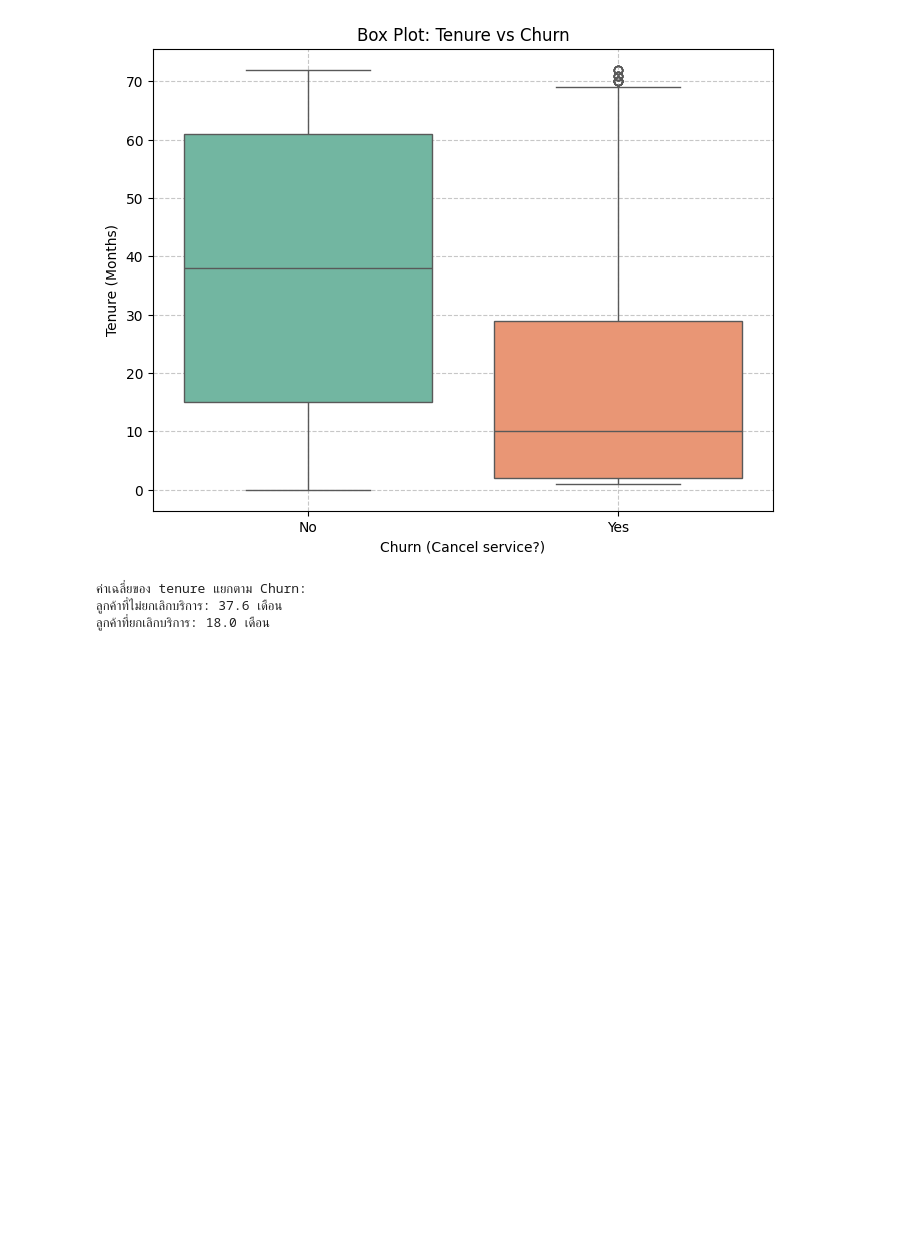
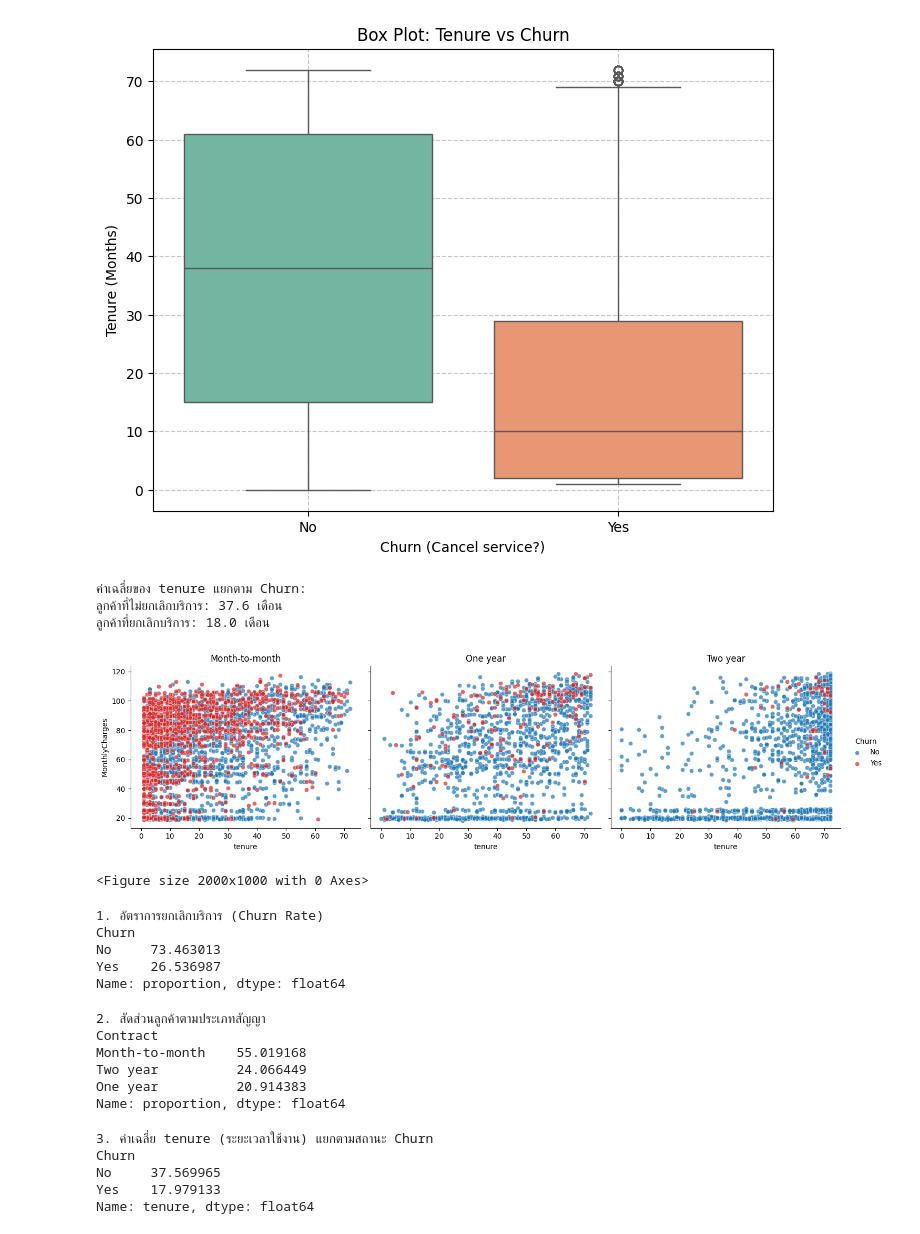
Before and after one commit to ChornChhery/Telco-Customer-Churn, a Jupyter notebook: project.ipynb, the cells around one changed output. Cells and saved outputs as stored; diff of their text form; code cells hidden in the pictures; blank space fills up the shorter version.

```diff
--- a/project.ipynb
+++ b/project.ipynb
@@ -183,3 +180,59 @@ for churn_status, avg in avg_tenure.items():
 ค่าเฉลี่ยของ tenure แยกตาม Churn:
 ลูกค้าที่ไม่ยกเลิกบริการ: 37.6 เดือน
 ลูกค้าที่ยกเลิกบริการ: 18.0 เดือน
+# %%
+# จัดการข้อมูล TotalCharges ที่อาจมีค่าว่างและแปลงประเภทข้อมูล
+df['TotalCharges'] = pd.to_numeric(df['TotalCharges'], errors='coerce')
+df['TotalCharges'] = df['TotalCharges'].fillna(0)
+
+# สร้าง Facet Plot เพื่อแสดงความสัมพันธ์
+g = sns.FacetGrid(df, col='Contract', hue='Churn', col_wrap=3, height=4, aspect=1.2, palette=['#1f77b4', '#d62728'])
+g.map(sns.scatterplot, 'tenure', 'MonthlyCharges', alpha=0.7)
+g.add_legend()
+
+# กำหนดชื่อกราฟและปรับการแสดงผล
+axes = g.axes.flatten()
+axes[0].set_title('Month-to-month')
+axes[1].set_title('One year')
+axes[2].set_title('Two year')
+plt.figure(figsize=(20, 10))
+plt.suptitle('Churn Distribution by Tenure, Monthly Charges, and Contract', y=1.05, fontsize=16)
+plt.tight_layout()
+plt.show()
+# %% [output]
+[figure, added]
+<Figure size 2000x1000 with 0 Axes>
+# %%
+# --- 1. อัตราการยกเลิกบริการ (Churn Rate) ---
+print("1. อัตราการยกเลิกบริการ (Churn Rate)")
+churn_rate = df['Churn'].value_counts(normalize=True) * 100
+print(churn_rate)
+# %% [output]
+1. อัตราการยกเลิกบริการ (Churn Rate)
+Churn
+No     73.463013
+Yes    26.536987
+Name: proportion, dtype: float64
+# %%
+# --- 2. สัดส่วนลูกค้าตามประเภทสัญญา (Contract) ---
+print("2. สัดส่วนลูกค้าตามประเภทสัญญา")
+contract_distribution = df['Contract'].value_counts(normalize=True) * 100
+print(contract_distribution)
+# %% [output]
+2. สัดส่วนลูกค้าตามประเภทสัญญา
+Contract
+Month-to-month    55.019168
+Two year          24.066449
+One year          20.914383
+Name: proportion, dtype: float64
+# %%
+# --- 3. ความสัมพันธ์ระหว่าง tenure และ Churn ---
+print("3. ค่าเฉลี่ย tenure (ระยะเวลาใช้งาน) แยกตามสถานะ Churn")
+tenure_by_churn = df.groupby('Churn')['tenure'].mean()
+print(tenure_by_churn)
+# %% [output]
+3. ค่าเฉลี่ย tenure (ระยะเวลาใช้งาน) แยกตามสถานะ Churn
+Churn
+No     37.569965
+Yes    17.979133
+Name: tenure, dtype: float64
```
Also changed, not shown: parts of 1 cell of this notebook, 3 other files.
